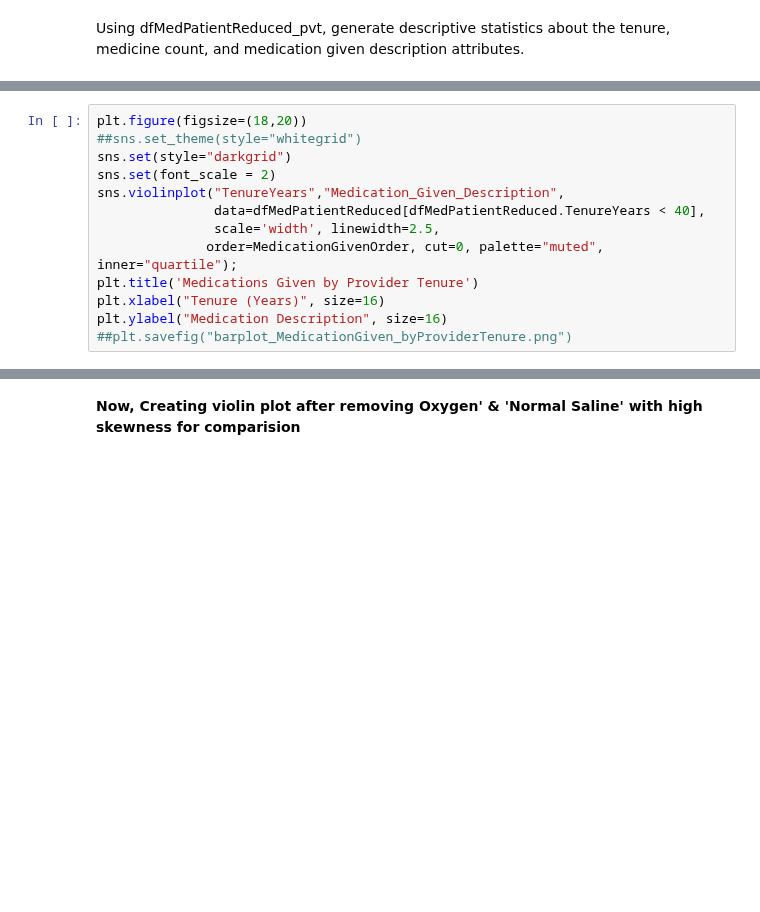
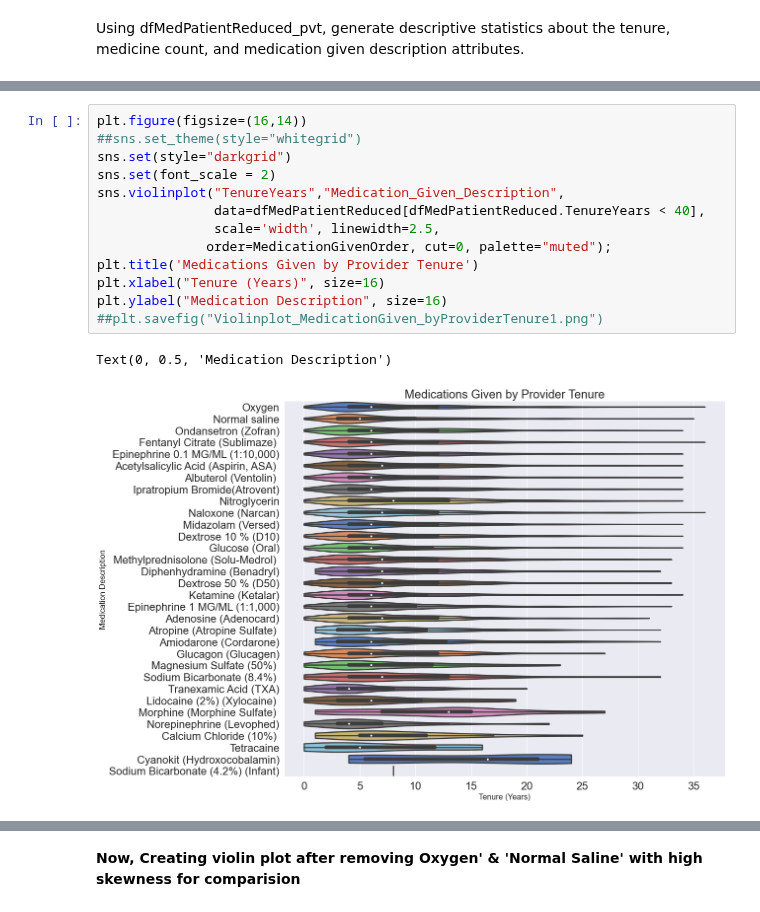
Before and after one commit to data-rescue/ems-analytics, a Jupyter notebook: notebooks/20210323-au-medication-tenure-relation.ipynb, the cells around one changed output, grey strips where cells are left out. Saved outputs shown, nothing was run; the diff lists cells and outputs as text; blank space fills up the shorter version.

```diff
--- a/notebooks/20210323-au-medication-tenure-relation.ipynb
+++ b/notebooks/20210323-au-medication-tenure-relation.ipynb
@@ -462,15 +563,18 @@ dfMedPatientReduced_pvt[['TenureYears','Medication_Count']].describe()
 # %%
-plt.figure(figsize=(18,20))
+plt.figure(figsize=(16,14))
 ##sns.set_theme(style="whitegrid")
 sns.set(style="darkgrid")
 sns.set(font_scale = 2)
 sns.violinplot("TenureYears","Medication_Given_Description",
                data=dfMedPatientReduced[dfMedPatientReduced.TenureYears < 40],
                scale='width', linewidth=2.5,
-              order=MedicationGivenOrder, cut=0, palette="muted", inner="quartile");
+              order=MedicationGivenOrder, cut=0, palette="muted");
 plt.title('Medications Given by Provider Tenure')
 plt.xlabel("Tenure (Years)", size=16)
 plt.ylabel("Medication Description", size=16)
-##plt.savefig("barplot_MedicationGiven_byProviderTenure.png")
+##plt.savefig("Violinplot_MedicationGiven_byProviderTenure1.png")
+# %% [output]
+Text(0, 0.5, 'Medication Description')
+[figure, added]
 # %%
 ##plt.title('Medication Given vs Tenure Violinplot')
```
Also changed, not shown: parts of 56 cells of this notebook.
